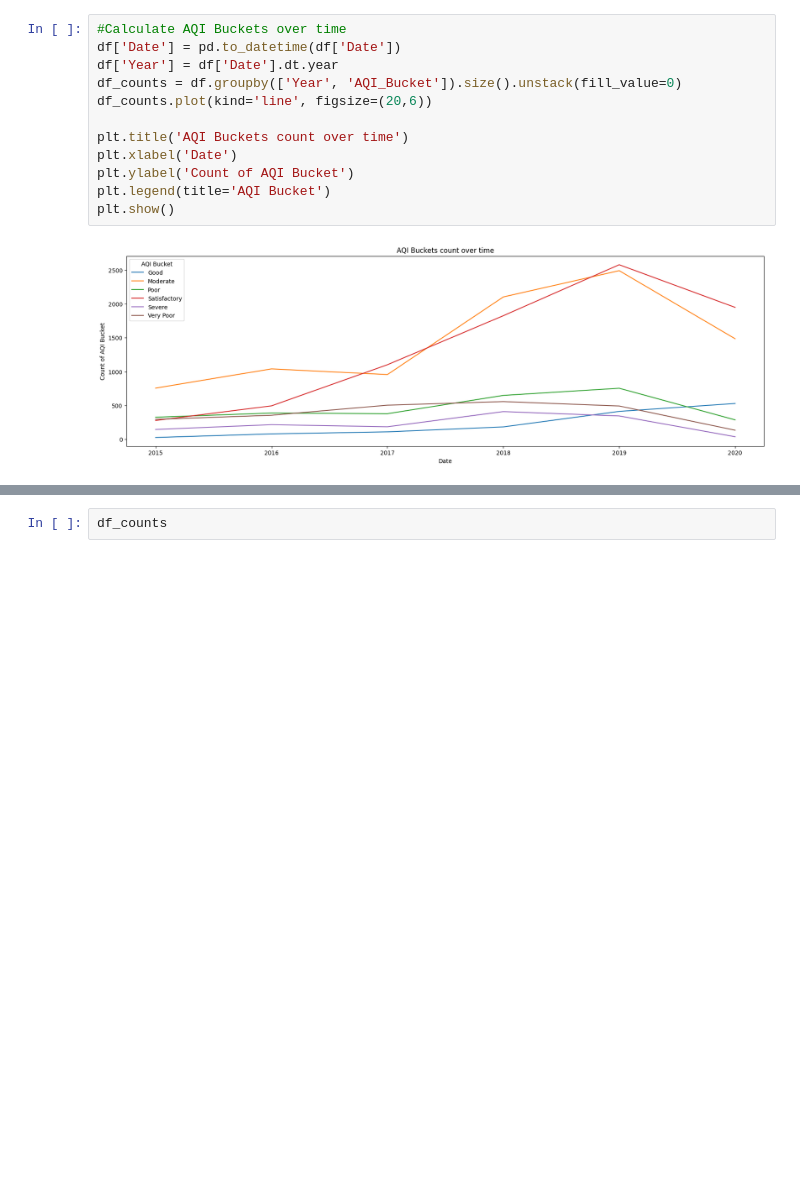
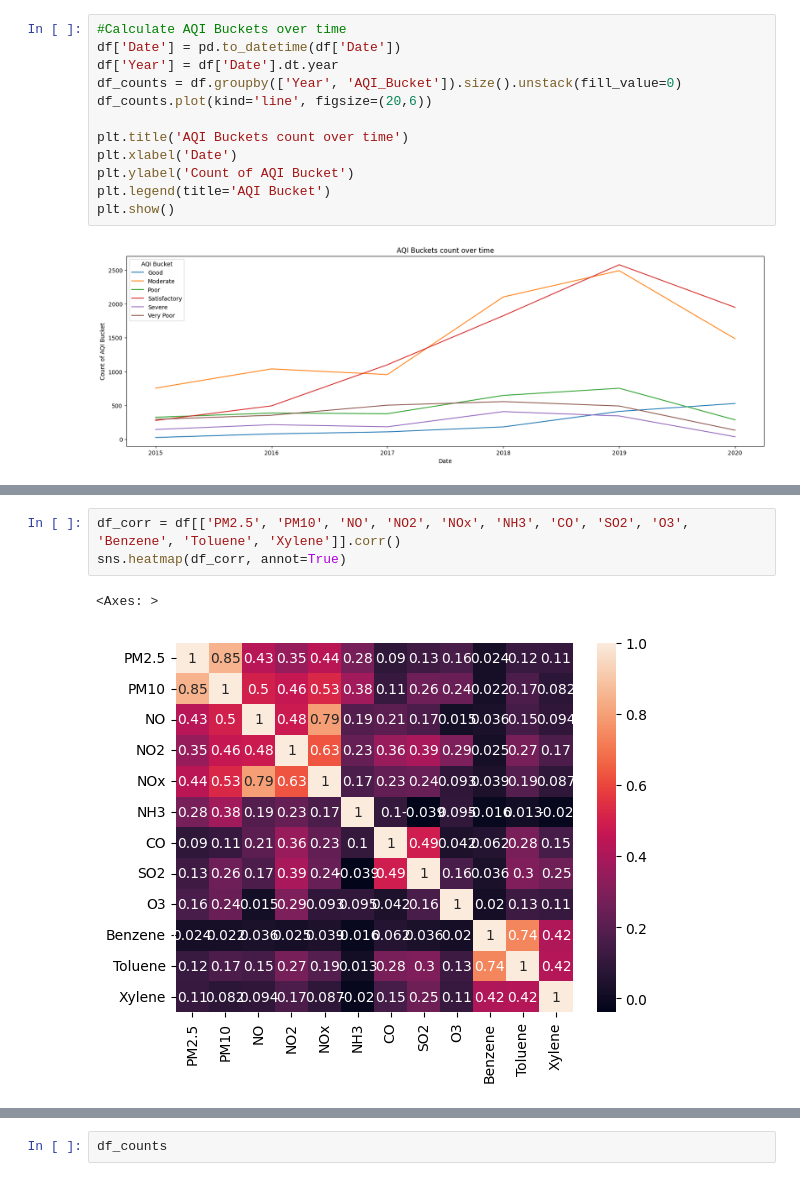
Before and after one commit to SwapyDev/Decision-Trees-vs-Linear-Regression-India-Air-Quality, a Jupyter notebook: p1_1.ipynb, the cells around one changed output, grey strips where cells are left out. Drawn from its saved outputs; the diff is of its cells as text; blank space fills up the shorter version.

```diff
--- a/p1_1.ipynb
+++ b/p1_1.ipynb
@@ -87,0 +114,6 @@ plt.show()
+# %%
+df_corr = df[['PM2.5', 'PM10', 'NO', 'NO2', 'NOx', 'NH3', 'CO', 'SO2', 'O3', 'Benzene', 'Toluene', 'Xylene']].corr()
+sns.heatmap(df_corr, annot=True)
+# %% [output]
+<Axes: >
+[figure, added]
```
Also changed, not shown: parts of 6 cells of this notebook.
